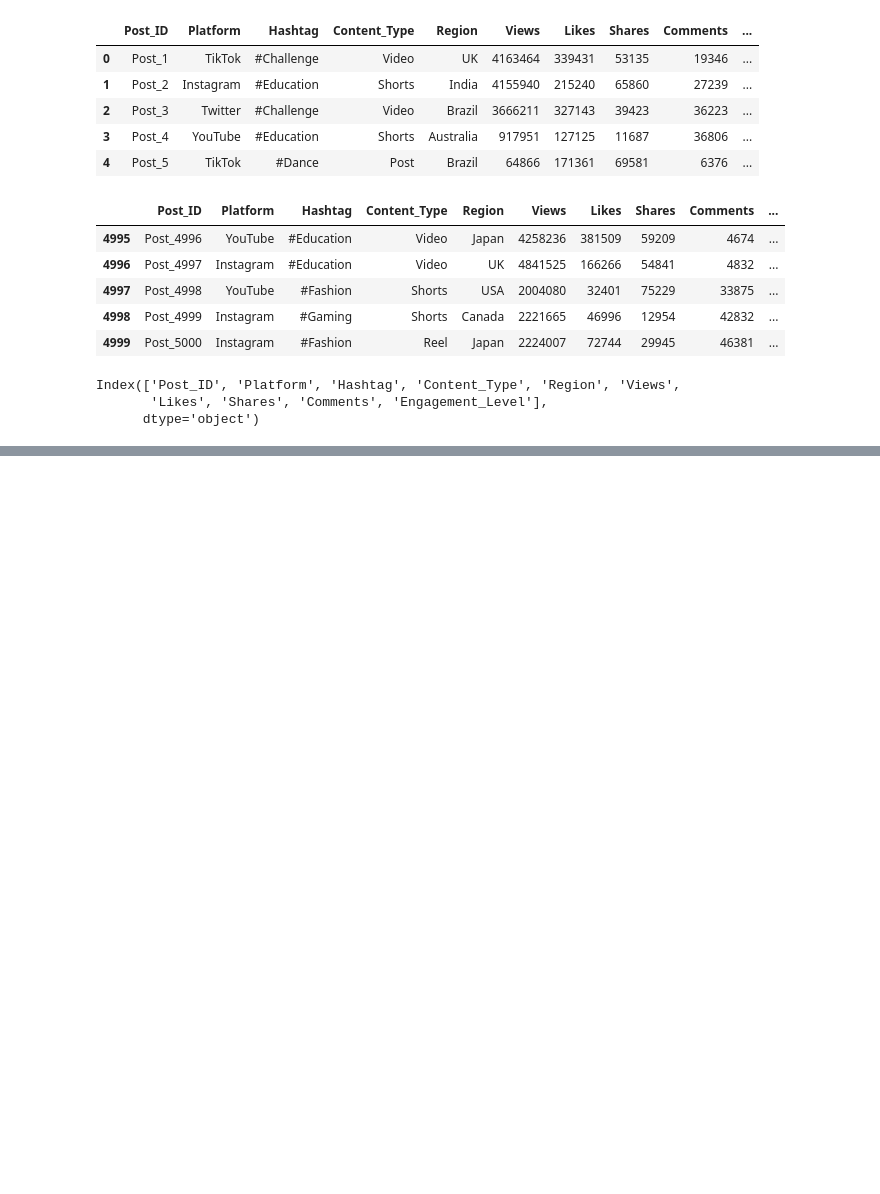
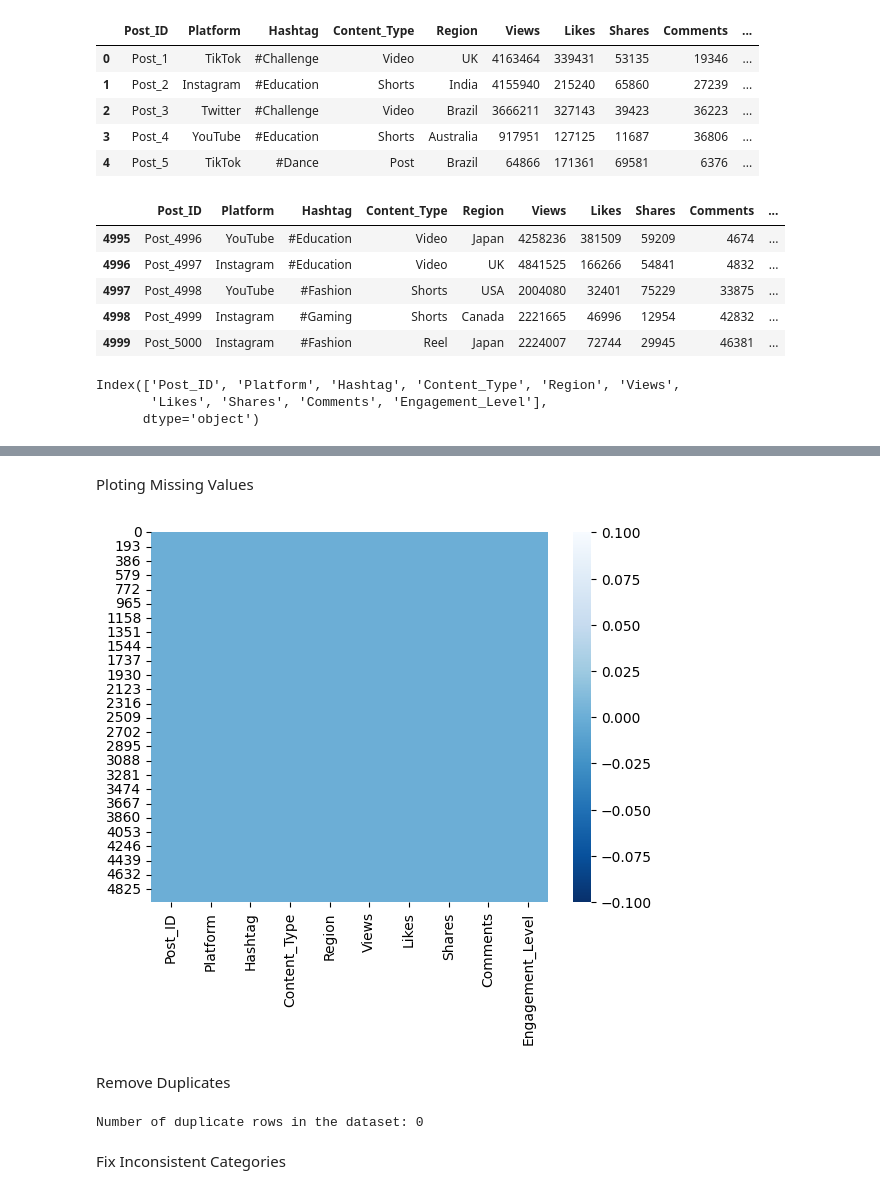
Before and after one commit to jari127/MSDS25026_Project, a Jupyter notebook: code_file.ipynb, the cells around one changed output, grey strips where cells are left out. Saved outputs shown, nothing was run; the diff lists cells and outputs as text; code cells hidden in the pictures; blank space fills up the shorter version.

Commit message:
#03:Clean data: handle missing values, plot missingness, remove duplicates, fix inconsistent categories, and drop unnecessary columns

```diff
--- a/code_file.ipynb
+++ b/code_file.ipynb
@@ -34,0 +54,19 @@ Index(['Post_ID', 'Platform', 'Hashtag', 'Content_Type', 'Region', 'Views',
+# %% [markdown]
+Ploting Missing Values
+# %%
+sns.heatmap(df.isna(),cmap='Blues_r')
+plt.show()
+# %% [output]
+[figure, added]
+# %% [markdown]
+Remove Duplicates
+# %%
+# Count duplicate rows
+num_duplicates = df.duplicated().sum()
+
+# Print in a readable format
+print(f"Number of duplicate rows in the dataset: {num_duplicates}")
+# %% [output]
+Number of duplicate rows in the dataset: 0
+# %% [markdown]
+Fix Inconsistent Categories
```
Also changed, not shown: parts of 10 cells of this notebook.
